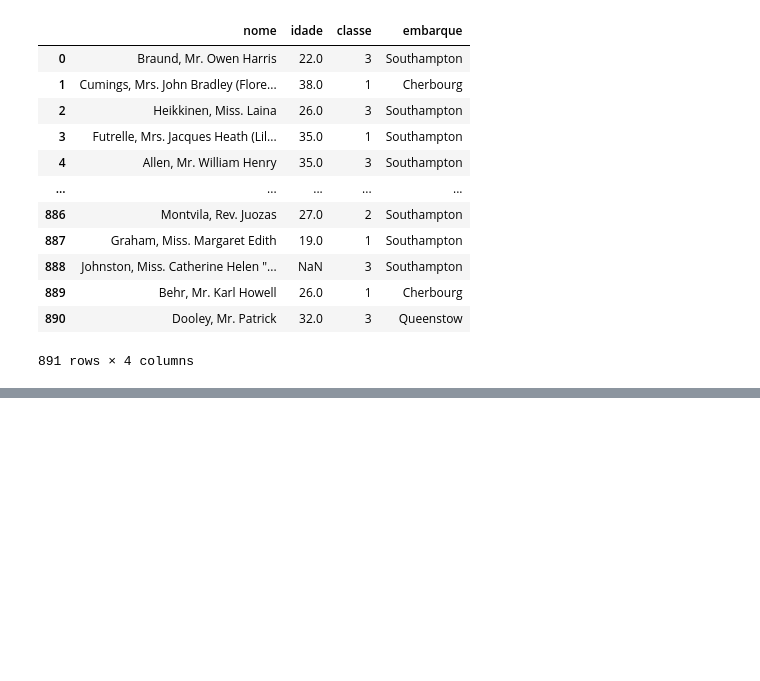
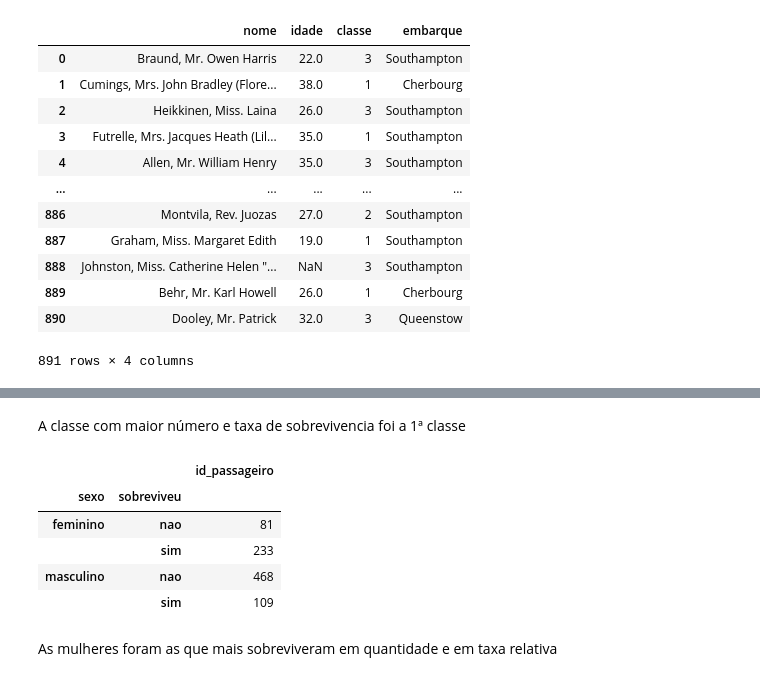
Before and after one commit to helio-cordeiro/intro_python_verao_ime_2023, a Jupyter notebook: exercicios/exercicio02.ipynb, the cells around one changed output, grey strips where cells are left out. Drawn from its saved outputs; the diff is of its cells as text; code cells hidden in the pictures; blank space fills up the shorter version.

```diff
--- a/exercicios/exercicio02.ipynb
+++ b/exercicios/exercicio02.ipynb
@@ -124,0 +162,14 @@ df.head()
+# %% [markdown]
+A classe com maior número e taxa de sobrevivencia foi a 1ª classe
+# %%
+#12) Agrupe pelo sexo e pela coluna sobreviveu e conte a quantidade de pessoas que sobreviveram de acordo com o sexo. Quem sobreviveu mais? Homens ou mulheres?
+df[['sexo','sobreviveu','id_passageiro']].groupby(['sexo','sobreviveu']).count()
+# %% [output]
+|  |  | id_passageiro |
+| sexo | sobreviveu |  |
+| feminino | nao | 81 |
+|  | sim | 233 |
+| masculino | nao | 468 |
+|  | sim | 109 |
+# %% [markdown]
+As mulheres foram as que mais sobreviveram em quantidade e em taxa relativa
```
Also changed, not shown: parts of 4 cells of this notebook.
